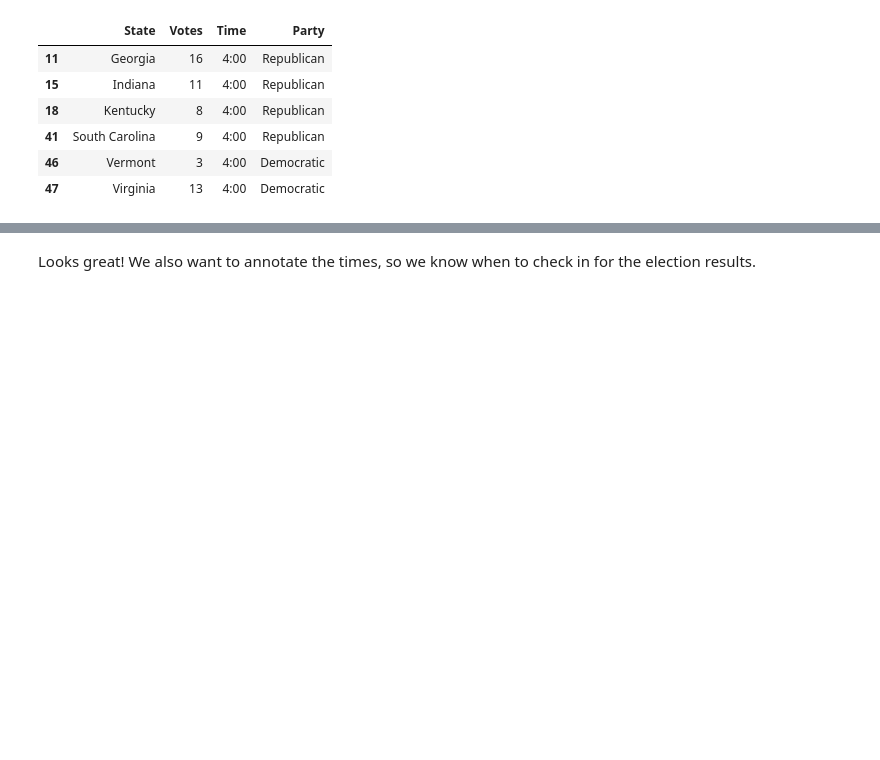
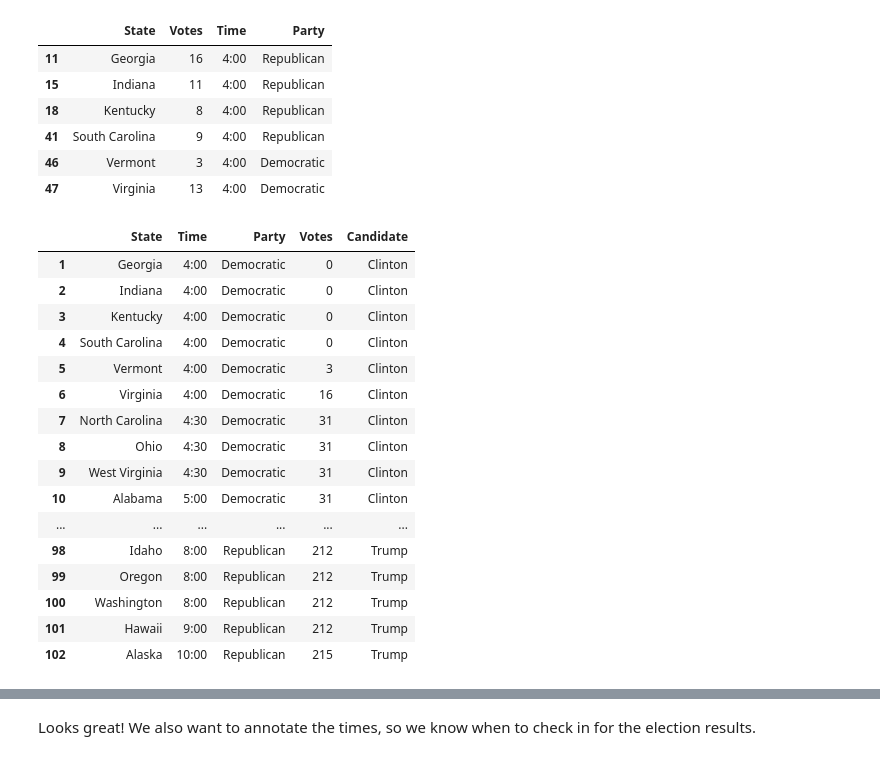
Before and after one commit to bylin/election-day-2016, a Jupyter notebook: election-day-2016.ipynb, the cells around one changed output, grey strips where cells are left out. Drawn from its saved outputs; the diff is of its cells as text; code cells hidden in the pictures; blank space fills up the shorter version.

```diff
--- a/election-day-2016.ipynb
+++ b/election-day-2016.ipynb
@@ -43 +33,21 @@ df$Party = factor(df$Party, levels=c("Republican", "Democratic"))
+# %%
+df
+# %% [output]
+|  | State | Time | Party | Votes | Candidate |
+| 1 | Georgia | 4:00 | Democratic | 0 | Clinton |
+| 2 | Indiana | 4:00 | Democratic | 0 | Clinton |
+| 3 | Kentucky | 4:00 | Democratic | 0 | Clinton |
+| 4 | South Carolina | 4:00 | Democratic | 0 | Clinton |
+| 5 | Vermont | 4:00 | Democratic | 3 | Clinton |
+| 6 | Virginia | 4:00 | Democratic | 16 | Clinton |
+| 7 | North Carolina | 4:30 | Democratic | 31 | Clinton |
+| 8 | Ohio | 4:30 | Democratic | 31 | Clinton |
+| 9 | West Virginia | 4:30 | Democratic | 31 | Clinton |
+| 10 | Alabama | 5:00 | Democratic | 31 | Clinton |
+| ... | ... | ... | ... | ... | ... |
+| 98 | Idaho | 8:00 | Republican | 212 | Trump |
+| 99 | Oregon | 8:00 | Republican | 212 | Trump |
+| 100 | Washington | 8:00 | Republican | 212 | Trump |
+| 101 | Hawaii | 9:00 | Republican | 212 | Trump |
+| 102 | Alaska | 10:00 | Republican | 215 | Trump |
 # %%
```
Also changed, not shown: parts of 5 cells of this notebook.
